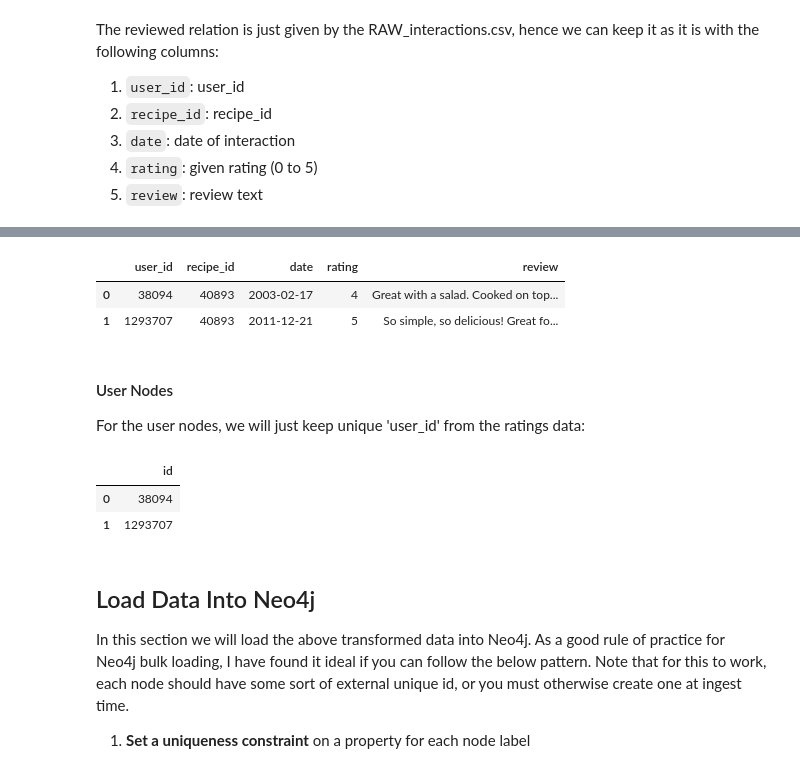
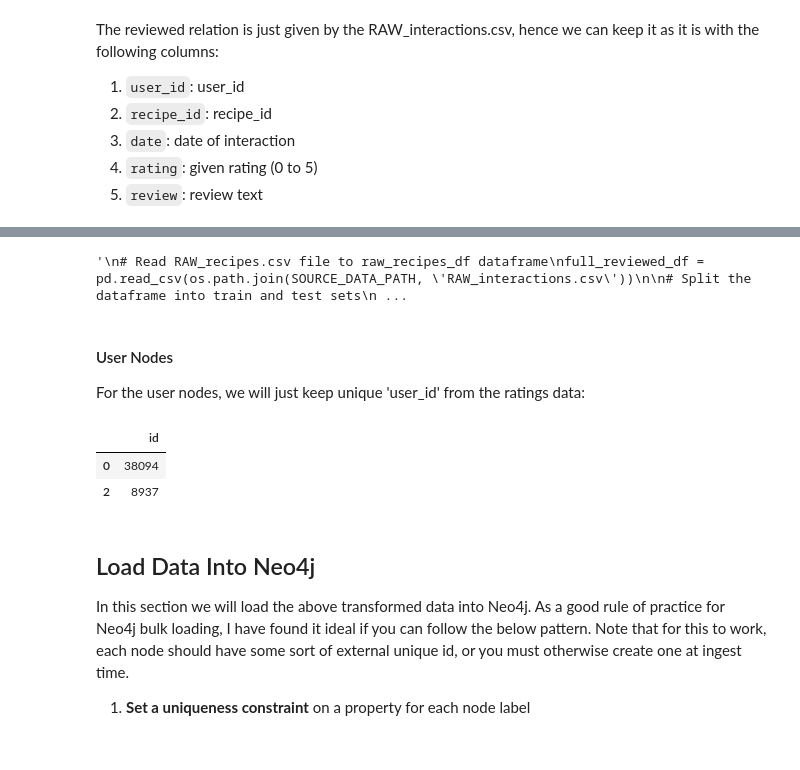
Before and after one commit to luigi-ga/GRec, a Jupyter notebook: prepare_and_load_data.ipynb, the cells around one changed output, grey strips where cells are left out. Cells and saved outputs as stored; diff of their text form; code cells hidden in the pictures.

```diff
--- a/prepare_and_load_data.ipynb
+++ b/prepare_and_load_data.ipynb
@@ -39,7 +42,8 @@ SOURCE_DATA_PATH = './data/'
 `NEO4J_IMPORT_DIR` sets the the directory to put formatted csvs in for Neo4j load.
 File locations for each OS are listed in the [Neo4j Operations Manual](https://neo4j.com/docs/operations-manual/current/configuration/file-locations). We recommend putting files in Neo4j’s `import` directory, as it keeps the environment secure. However, if you need to access files in other locations, you can find out which setting to alter in our [manual](https://neo4j.com/docs/cypher-manual/current/clauses/load-csv/#query-load-csv-introduction).
 # %%
-NEO4J_IMPORT_DIR = '/home/luigi/.config/Neo4j Desktop/Application/relate-data/dbmss/dbms-2a53a3f0-5b6d-49e4-a9cf-7e0422c8b59c/import'
+# Replace with your Neo4j import directory
+NEO4J_IMPORT_DIR = '/home/luigi/.config/Neo4j Desktop/Application/relate-data/dbmss/dbms-c5c50094-d809-4eeb-84f4-745becc1cd52/import'
 # %% [markdown]
 `NEO4j_IMPORT_PATH` sets the path to use during CSV load. This will be 'file:///' by default and aligns with the local Neo4j `import` directory setup.
 See https://neo4j.com/developer/guide-import-csv/#_reading_csv_files for more details and customization
@@ -227,18 +300,31 @@ The reviewed relation is just given by the RAW_interactions.csv, hence we can ke
 # %%
+'''
 # Read RAW_recipes.csv file to raw_recipes_df dataframe
-reviewed_df = pd.read_csv(f'{SOURCE_DATA_PATH}RAW_interactions.csv')
+full_reviewed_df = pd.read_csv(os.path.join(SOURCE_DATA_PATH, 'RAW_interactions.csv'))
+
+# Split the dataframe into train and test sets
+reviewed_df = full_reviewed_df.sample(frac=0.8, random_state=42)
+test_reviewed_df = full_reviewed_df.drop(reviewed_df.index)
+
+# Save test_reviewed_df as csv file to NEO4J_IMPORT_DIR
+test_reviewed_df.to_csv(os.path.join(NEO4J_IMPORT_DIR, 'test_reviewed.csv'), index = False)
+
+# Print the length of the train and test sets to check if the split was successful
+print(f"Initial set length: {len(full_reviewed_df)}")
+print(f"Train set length: {len(reviewed_df)}")
+print(f"Test set length: {len(test_reviewed_df)}")
+
 # Set default values
-reviewed_df['review'].fillna('No Review', inplace=True)
+reviewed_df['review'] = reviewed_df['review'].fillna('No Review')
 # Remove backslashes from the 'review' column
 reviewed_df['review'] = reviewed_df['review'].str.replace('\\', '')
 # Save as csv file to NEO4J_IMPORT_DIR
-reviewed_df.to_csv(f'{NEO4J_IMPORT_DIR}/reviewed.csv', index = False)
+reviewed_df.to_csv(os.path.join(NEO4J_IMPORT_DIR, 'reviewed.csv'), index = False)
 # Show dataframe
 reviewed_df.head(n=2)
+'''
 # %% [output]
-|  | user_id | recipe_id | date | rating | review |
-| 0 | 38094 | 40893 | 2003-02-17 | 4 | Great with a salad. Cooked on top... |
-| 1 | 1293707 | 40893 | 2011-12-21 | 5 | So simple, so delicious! Great fo... |
+'\n# Read RAW_recipes.csv file to raw_recipes_df dataframe\nfull_reviewed_df = pd.read_csv(os.path.join(SOURCE_DATA_PATH, \'RAW_interactions.csv\'))\n\n# Split the dataframe into train and test sets\n ...
 # %% [markdown]
 #### User Nodes
 
@@ -246,14 +332,14 @@ For the user nodes, we will just keep unique 'user_id' from the ratings data:
 # %%
 # Create user dataframe
 user_df = reviewed_df[['user_id']].drop_duplicates().rename(columns={'user_id': 'id'})
 # Save as csv file to NEO4J_IMPORT_DIR
-user_df.to_csv(f'{NEO4J_IMPORT_DIR}/users.csv', index = False)
+user_df.to_csv(os.path.join(NEO4J_IMPORT_DIR, 'users.csv'), index = False)
 # Show dataframe
 user_df.head(n=2)
 # %% [output]
 |  | id |
 | 0 | 38094 |
-| 1 | 1293707 |
+| 2 | 8937 |
 # %% [markdown]
 ## <a id="load-data">Load Data Into Neo4j</a>
 
```
Also changed, not shown: parts of 20 cells of this notebook, 6 other files.
